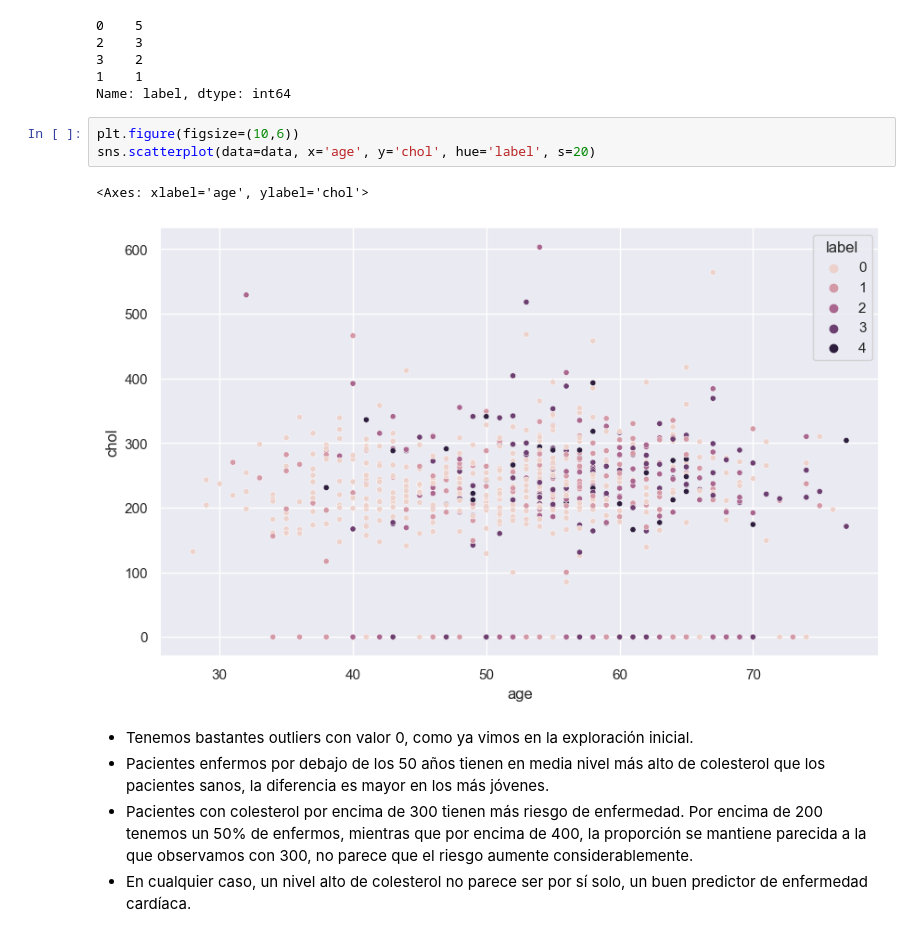
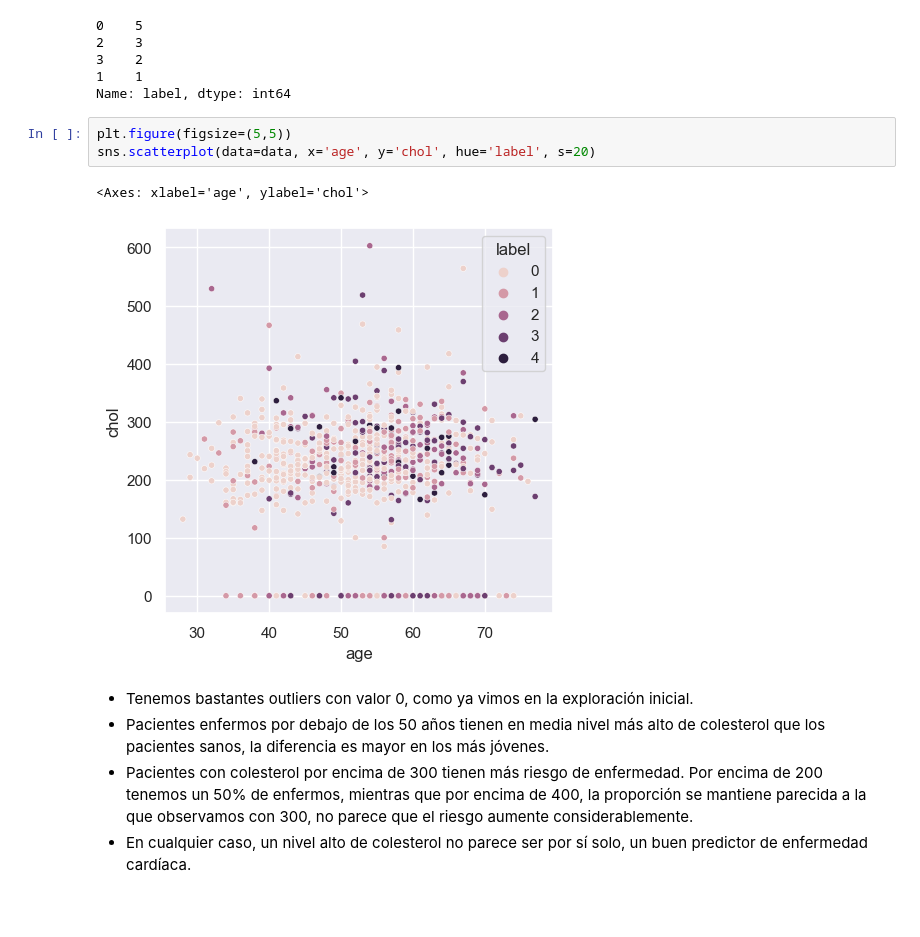
Before and after one commit to vruizext/mda-data-project-3, a Jupyter notebook: data-project-3.ipynb, the cells around one changed output. Cells and saved outputs as stored; diff of their text form; blank space fills up the shorter version.

```diff
--- a/data-project-3.ipynb
+++ b/data-project-3.ipynb
@@ -925,11 +952,11 @@ data[data['chol'] >= 400]['label'].value_counts()
 1    1
 Name: label, dtype: int64
 # %%
-plt.figure(figsize=(10,6))
+plt.figure(figsize=(5,5))
 sns.scatterplot(data=data, x='age', y='chol', hue='label', s=20)
 # %% [output]
 <Axes: xlabel='age', ylabel='chol'>
-[figure, old version]
+[figure, new version]
 # %% [markdown]
 - Tenemos bastantes outliers con valor 0, como ya vimos en la exploración inicial.
 - Pacientes enfermos por debajo de los 50 años tienen en media nivel más alto de colesterol que los pacientes sanos, la diferencia es mayor en los más jóvenes.
```
Also changed, not shown: parts of 47 cells of this notebook.
